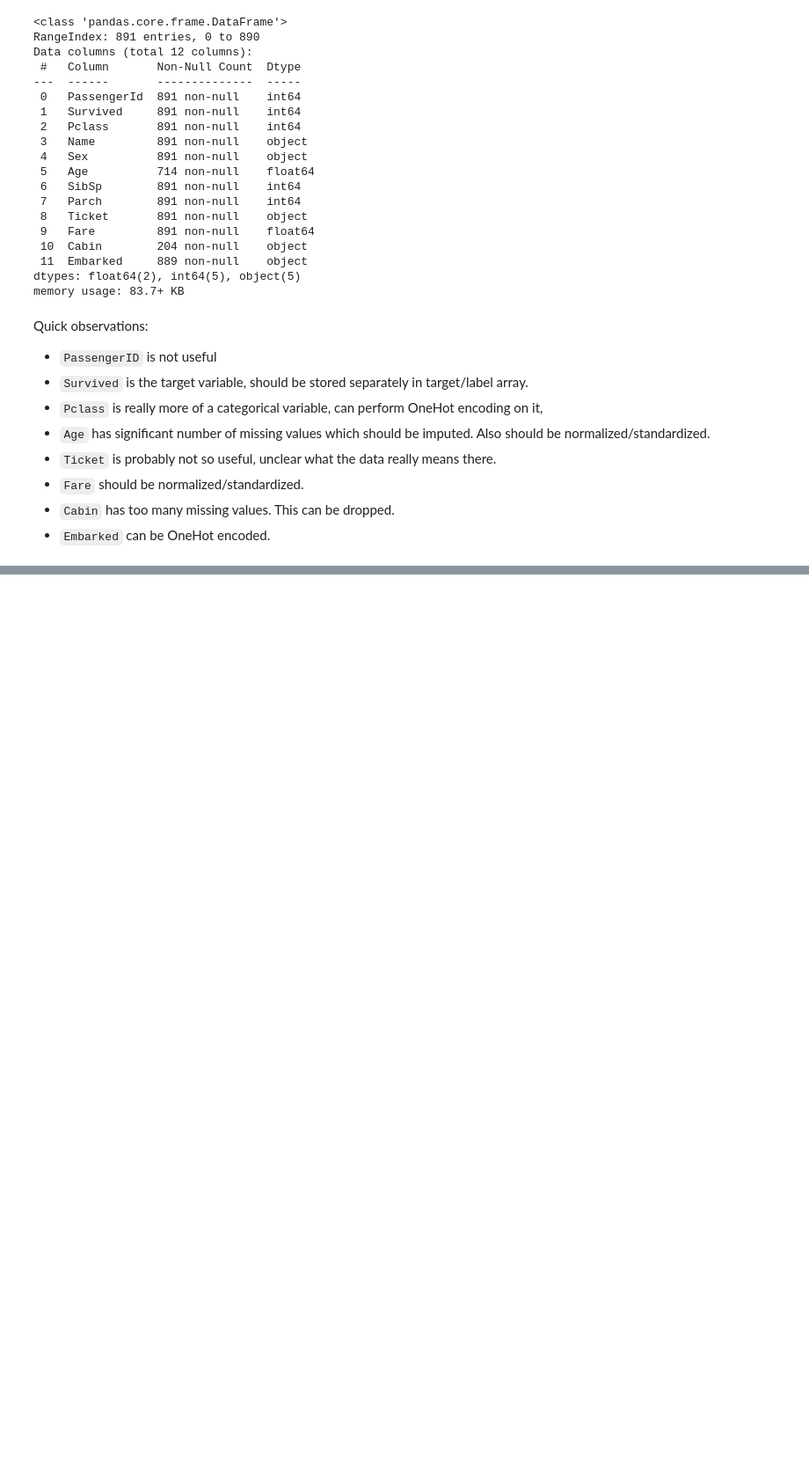
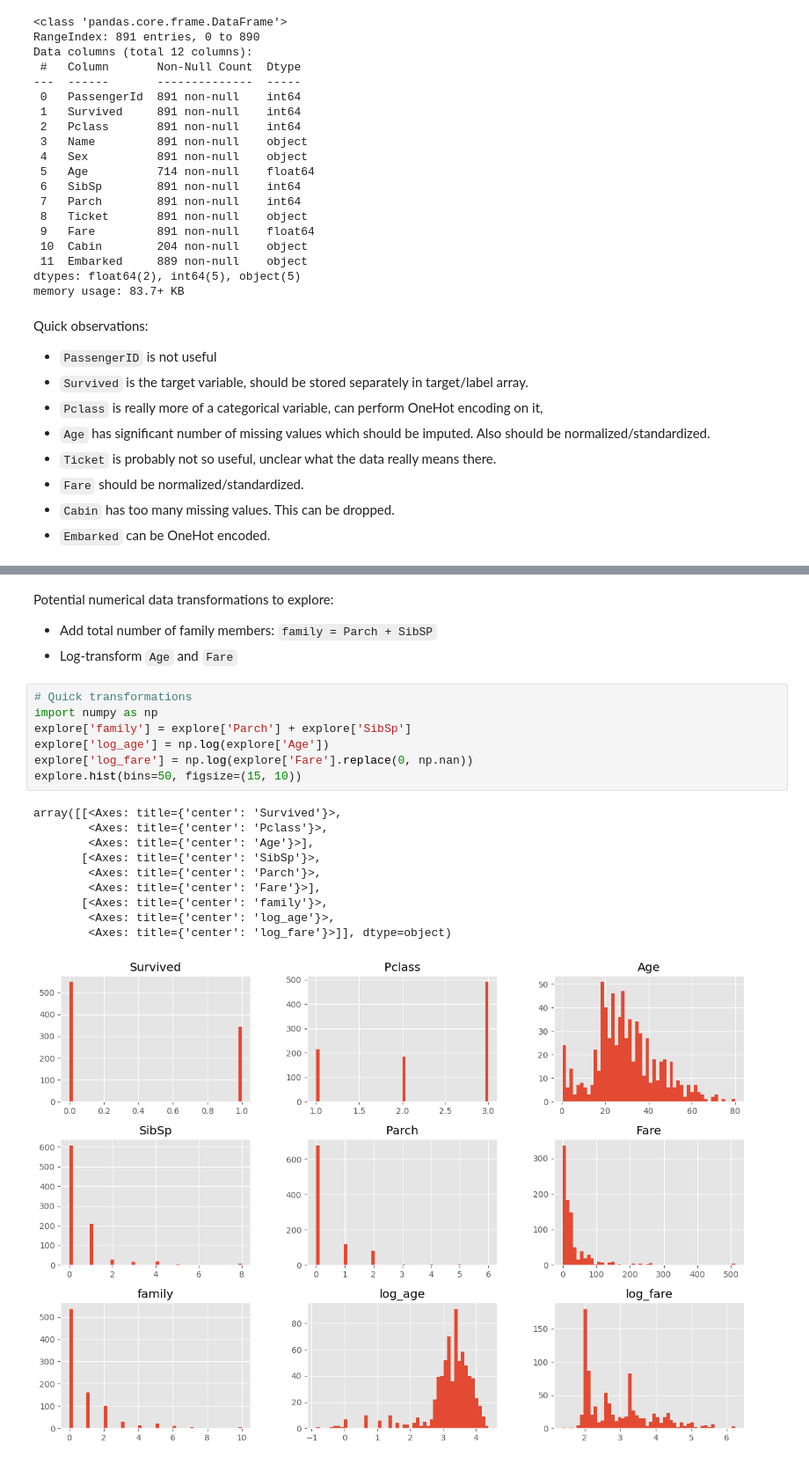
Before and after one commit to iherman10/titanic, a Jupyter notebook: titanic_2.ipynb, the cells around one changed output, grey strips where cells are left out. Shown: that part at 88% size. Cells and saved outputs as stored; diff of their text form; blank space fills up the shorter version.

```diff
--- a/titanic_2.ipynb
+++ b/titanic_2.ipynb
@@ -88,0 +110,23 @@ explore.describe()
+# %% [markdown]
+Potential numerical data transformations to explore:
+
+- Add total number of family members: `family = Parch + SibSP`
+- Log-transform `Age` and `Fare`
+# %%
+# Quick transformations
+import numpy as np
+explore['family'] = explore['Parch'] + explore['SibSp']
+explore['log_age'] = np.log(explore['Age'])
+explore['log_fare'] = np.log(explore['Fare'].replace(0, np.nan))
+explore.hist(bins=50, figsize=(15, 10))
+# %% [output]
+array([[<Axes: title={'center': 'Survived'}>,
+        <Axes: title={'center': 'Pclass'}>,
+        <Axes: title={'center': 'Age'}>],
+       [<Axes: title={'center': 'SibSp'}>,
+        <Axes: title={'center': 'Parch'}>,
+        <Axes: title={'center': 'Fare'}>],
+       [<Axes: title={'center': 'family'}>,
+        <Axes: title={'center': 'log_age'}>,
+        <Axes: title={'center': 'log_fare'}>]], dtype=object)
+[figure, added]
```
Also changed, not shown: parts of 10 cells of this notebook.
